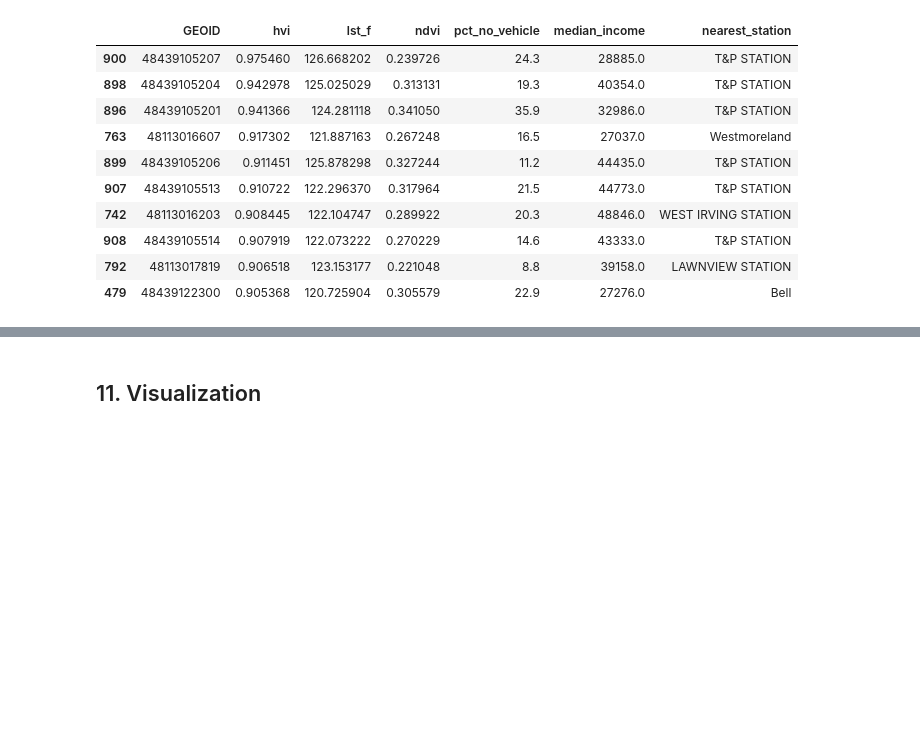
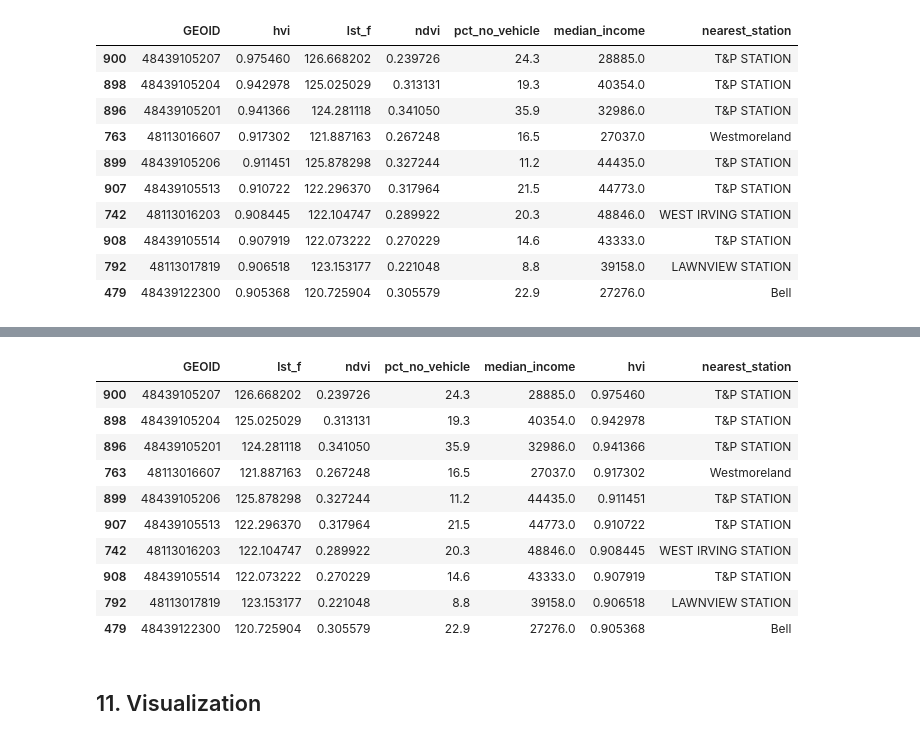
Before and after one commit to tinlongg/DFW_UrbanHeat, a Jupyter notebook: heat.ipynb, the cells around one changed output, grey strips where cells are left out. Drawn from its saved outputs; the diff is of its cells as text; code cells hidden in the pictures; blank space fills up the shorter version.

```diff
--- a/heat.ipynb
+++ b/heat.ipynb
@@ -307,3 +358,20 @@ tracts_analysis.to_file("data/processed/tracts_hvi.geojson", driver="GeoJSON")
+# %%
+#Q3
+top_10 = tracts_analysis.nlargest(10, 'hvi')
+top_10 = top_10.select(['GEOID', 'lst_f', 'ndvi', 'pct_no_vehicle', 'median_income', 'hvi', 'nearest_station'])
+top_10
+# %% [output]
+|  | GEOID | lst_f | ndvi | pct_no_vehicle | median_income | hvi | nearest_station |
+| 900 | 48439105207 | 126.668202 | 0.239726 | 24.3 | 28885.0 | 0.975460 | T&P STATION |
+| 898 | 48439105204 | 125.025029 | 0.313131 | 19.3 | 40354.0 | 0.942978 | T&P STATION |
+| 896 | 48439105201 | 124.281118 | 0.341050 | 35.9 | 32986.0 | 0.941366 | T&P STATION |
+| 763 | 48113016607 | 121.887163 | 0.267248 | 16.5 | 27037.0 | 0.917302 | Westmoreland |
+| 899 | 48439105206 | 125.878298 | 0.327244 | 11.2 | 44435.0 | 0.911451 | T&P STATION |
+| 907 | 48439105513 | 122.296370 | 0.317964 | 21.5 | 44773.0 | 0.910722 | T&P STATION |
+| 742 | 48113016203 | 122.104747 | 0.289922 | 20.3 | 48846.0 | 0.908445 | WEST IRVING STATION |
+| 908 | 48439105514 | 122.073222 | 0.270229 | 14.6 | 43333.0 | 0.907919 | T&P STATION |
+| 792 | 48113017819 | 123.153177 | 0.221048 | 8.8 | 39158.0 | 0.906518 | LAWNVIEW STATION |
+| 479 | 48439122300 | 120.725904 | 0.305579 | 22.9 | 27276.0 | 0.905368 | Bell |
 # %% [markdown]
 ## 11. Visualization
 # %% [markdown]
```
Also changed, not shown: parts of 7 cells of this notebook, 5 other files.
